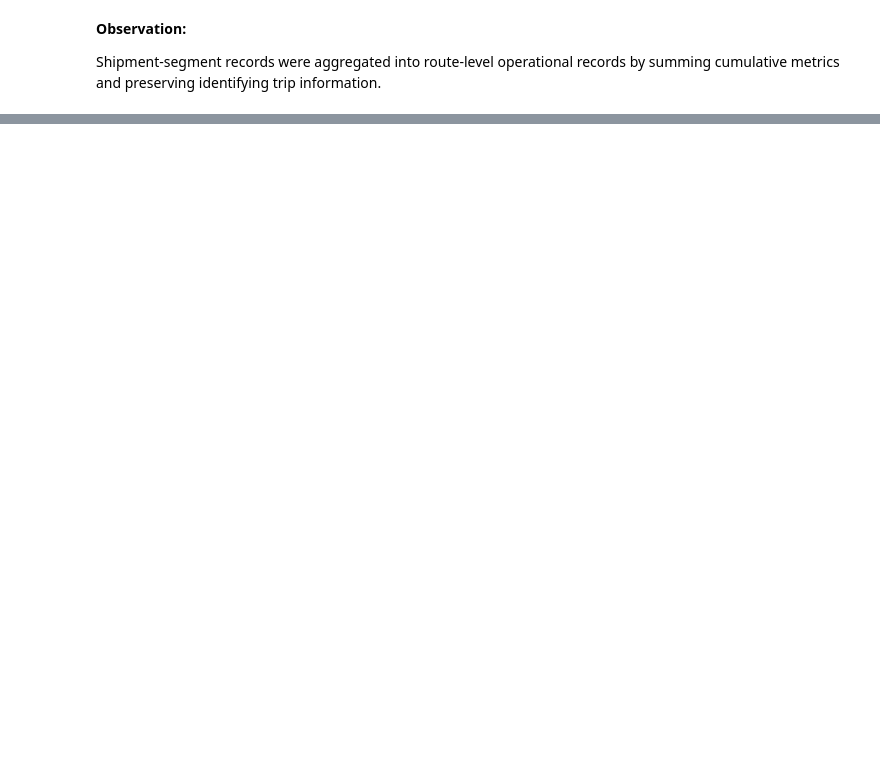
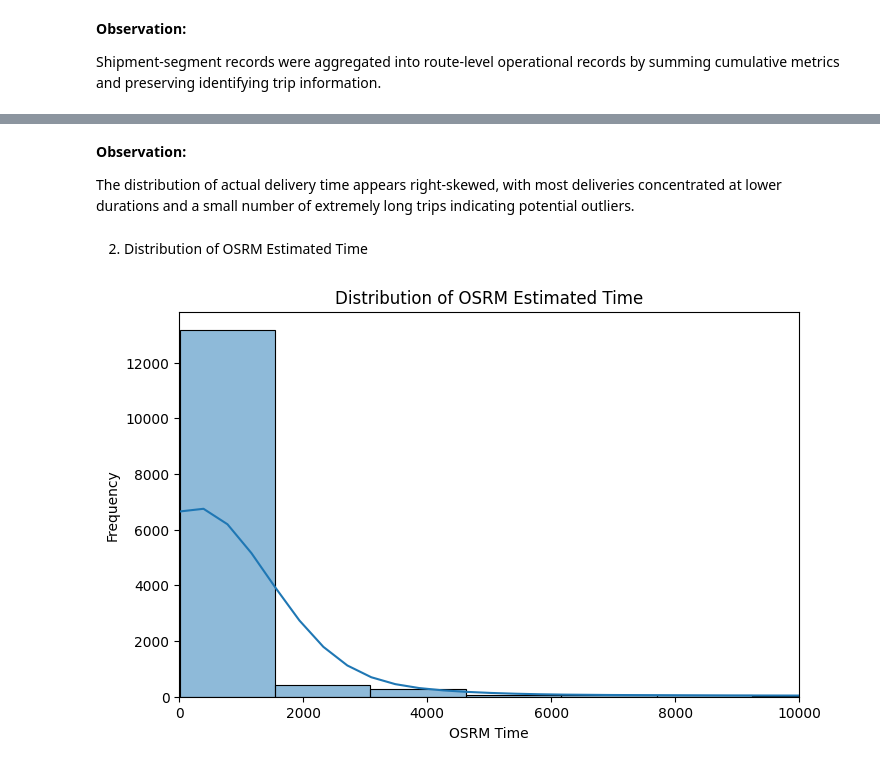
Before and after one commit to shreyankaul/scaler, a Jupyter notebook: Delhivery.ipynb, the cells around one changed output, grey strips where cells are left out. Cells and saved outputs as stored; diff of their text form; code cells hidden in the pictures; blank space fills up the shorter version.

```diff
--- a/Delhivery.ipynb
+++ b/Delhivery.ipynb
@@ -440,0 +559,24 @@ Shipment-segment records were aggregated into route-level operational records by
+# %% [markdown]
+**Observation:**
+
+The distribution of actual delivery time appears right-skewed, with most deliveries concentrated at lower durations and a small number of extremely long trips indicating potential outliers.
+# %% [markdown]
+2. Distribution of OSRM Estimated Time
+# %%
+plt.figure(figsize=(8,5))
+
+sns.histplot(
+    trip_df['osrm_time'],
+    kde=True,
+    bins=50
+)
+
+plt.xlim(0, 10000)
+
+plt.title('Distribution of OSRM Estimated Time')
+plt.xlabel('OSRM Time')
+plt.ylabel('Frequency')
+
+plt.show()
+# %% [output]
+[figure, added]
```
Also changed, not shown: parts of 100 cells of this notebook.
